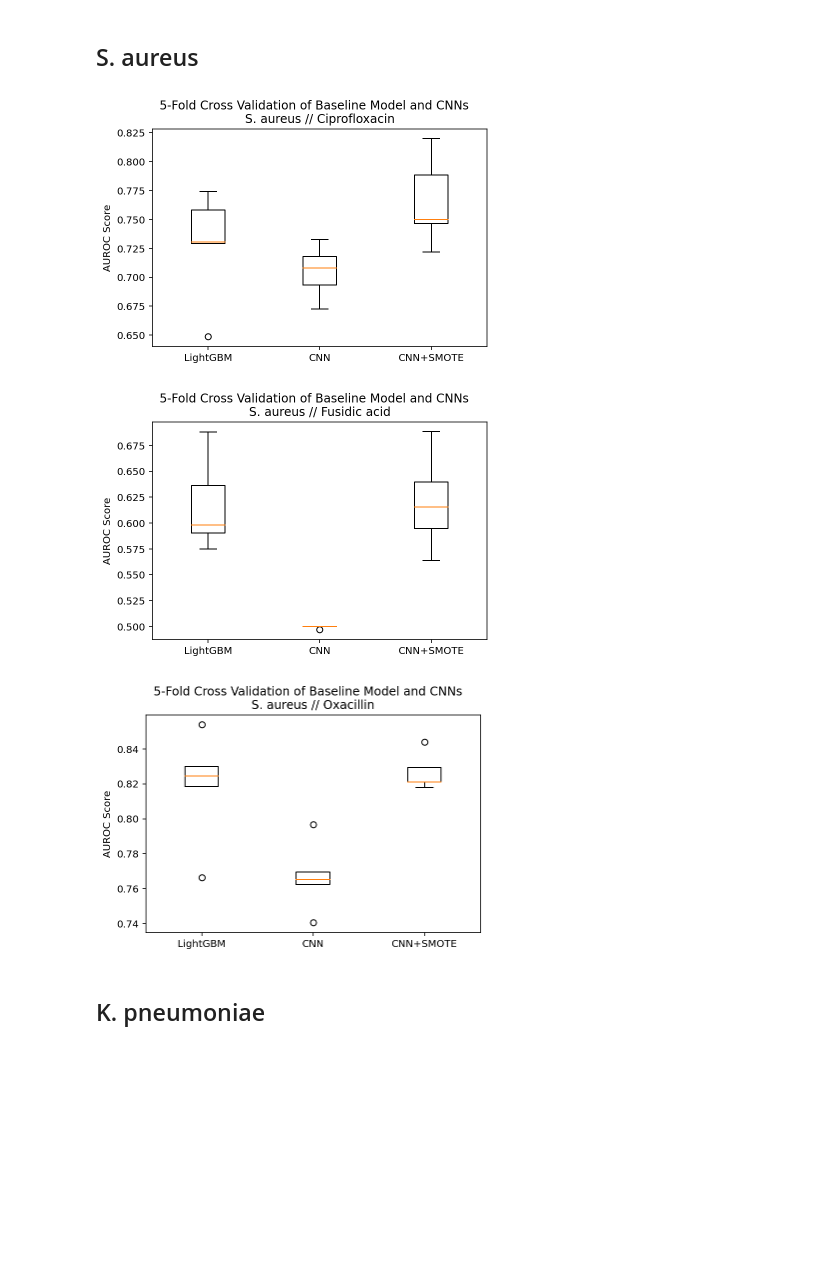
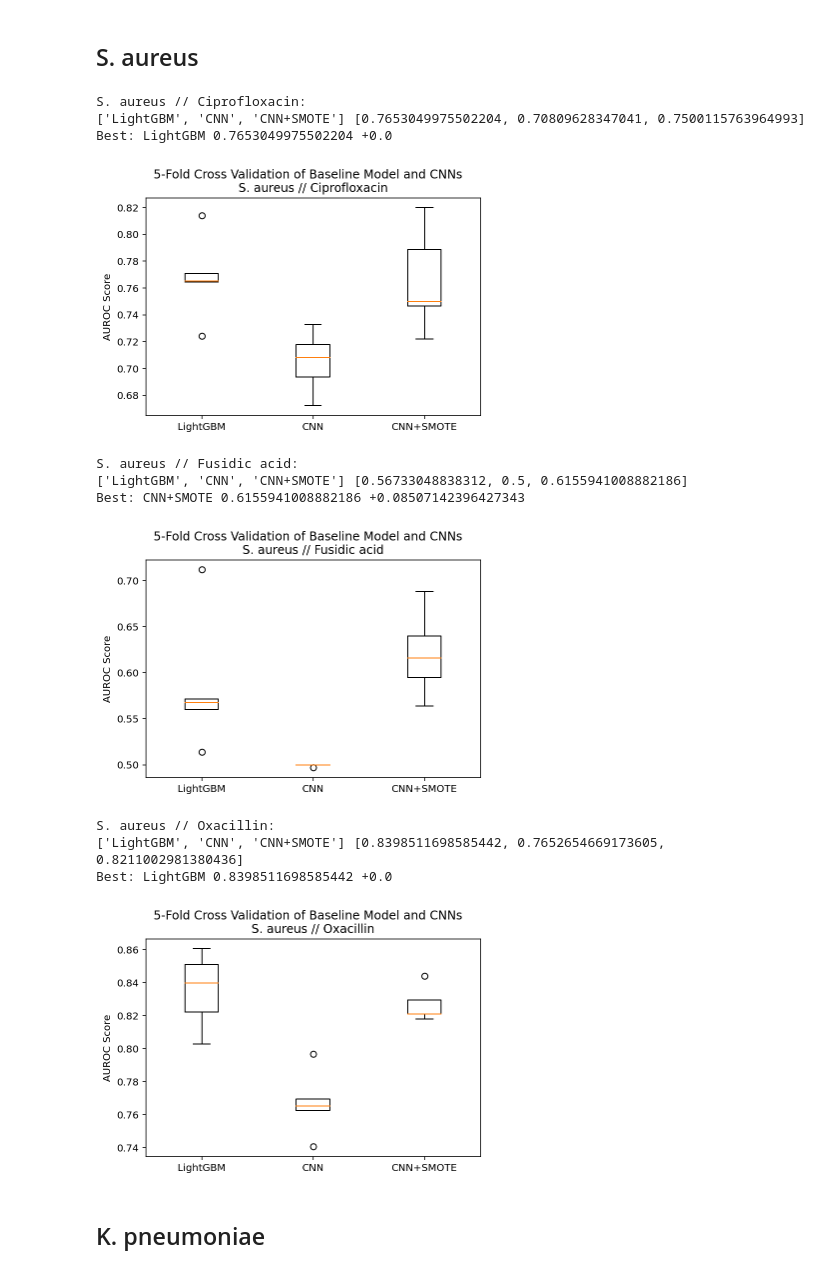
Before and after one commit to seibikobara/CS534FinalMSpathogens, a Jupyter notebook: 1d_cnn_comparison.ipynb, the cells around one changed output. Drawn from its saved outputs; the diff is of its cells as text; code cells hidden in the pictures; blank space fills up the shorter version.

Commit message:
chore(cnn): update result comparison

```diff
--- a/1d_cnn_comparison.ipynb
+++ b/1d_cnn_comparison.ipynb
@@ -17,11 +18,20 @@ os.makedirs('./results/cnn_comparison', exist_ok=True)
 
 def box_plots(pathogen, base_results, cnn_results, xlabels, fname_prefix):
     for drug in base_results:
-        plt.boxplot([
+        data = [
             base_results[drug],
-            cnn_results.base_results[drug]['AUROC'].to_list(),
-            cnn_results.smote_results[drug]['AUROC'].to_list(),
-        ])
+            cnn_results.base_results[drug]['AUROC'],
+            cnn_results.smote_results[drug]['AUROC'],
+        ]
+
+        # compute medians
+        med = np.median(data, axis=1)
+        best_idx = np.argmax(med)
+        print(f'{pathogen} // {drug}:')
+        print(xlabels, list(med))
+        print('Best:', xlabels[best_idx], med[best_idx], f'+{(med[best_idx] - med[0]) / med[0]}')
+
+        plt.boxplot(data)
         plt.xticks(
             [1, 2, 3],
             xlabels
@@ -76,36 +95,45 @@ box_plots(
 # %%
 box_plots(
     pathogen='S. aureus',
     fname_prefix='aureus',
     xlabels=['LightGBM', 'CNN', 'CNN+SMOTE'],
     cnn_results=load_results('./results/1d_cnn/aureus'),
     base_results={
         'Ciprofloxacin': [
-            0.7739799,
-            0.7581700,
-            0.7291463,
-            0.6488976,
-            0.7303733,
+            0.8138548945662489,
+            0.7242650661440471,
+            0.7708904948554631,
+            0.7653049975502204,
+            0.7643373821162298,
         ],
         'Fusidic acid': [
-            0.5746799,
-            0.6361050,
-            0.5978503,
-            0.5903263,
-            0.6877535,
+            0.5139014612698822,
+            0.7115867063235484,
+            0.5715488215488215,
+            0.5598420098420099,
+            0.5673304883831200,
         ],
         'Oxacillin': [
-            0.8245100,
-            0.8299263,
-            0.8185858,
-            0.8538280,
-            0.7662671,
+            0.8398511698585442,
+            0.8028407492827812,
+            0.8605163975923946,
+            0.8509253529841930,
+            0.8220856835885040,
         ],
     },
 )
 # %% [output]
+S. aureus // Ciprofloxacin:
+['LightGBM', 'CNN', 'CNN+SMOTE'] [0.7653049975502204, 0.70809628347041, 0.7500115763964993]
+Best: LightGBM 0.7653049975502204 +0.0
-[figure, old version]
+[figure, new version]
+S. aureus // Fusidic acid:
+['LightGBM', 'CNN', 'CNN+SMOTE'] [0.56733048838312, 0.5, 0.6155941008882186]
+Best: CNN+SMOTE 0.6155941008882186 +0.08507142396427343
-[figure, old version]
+[figure, new version]
+S. aureus // Oxacillin:
+['LightGBM', 'CNN', 'CNN+SMOTE'] [0.8398511698585442, 0.7652654669173605, 0.8211002981380436]
+Best: LightGBM 0.8398511698585442 +0.0
-[figure, old version]
+[figure, new version]
 # %% [markdown]
 ## K. pneumoniae
```
Also changed, not shown: parts of 4 cells of this notebook, 6 other files.
